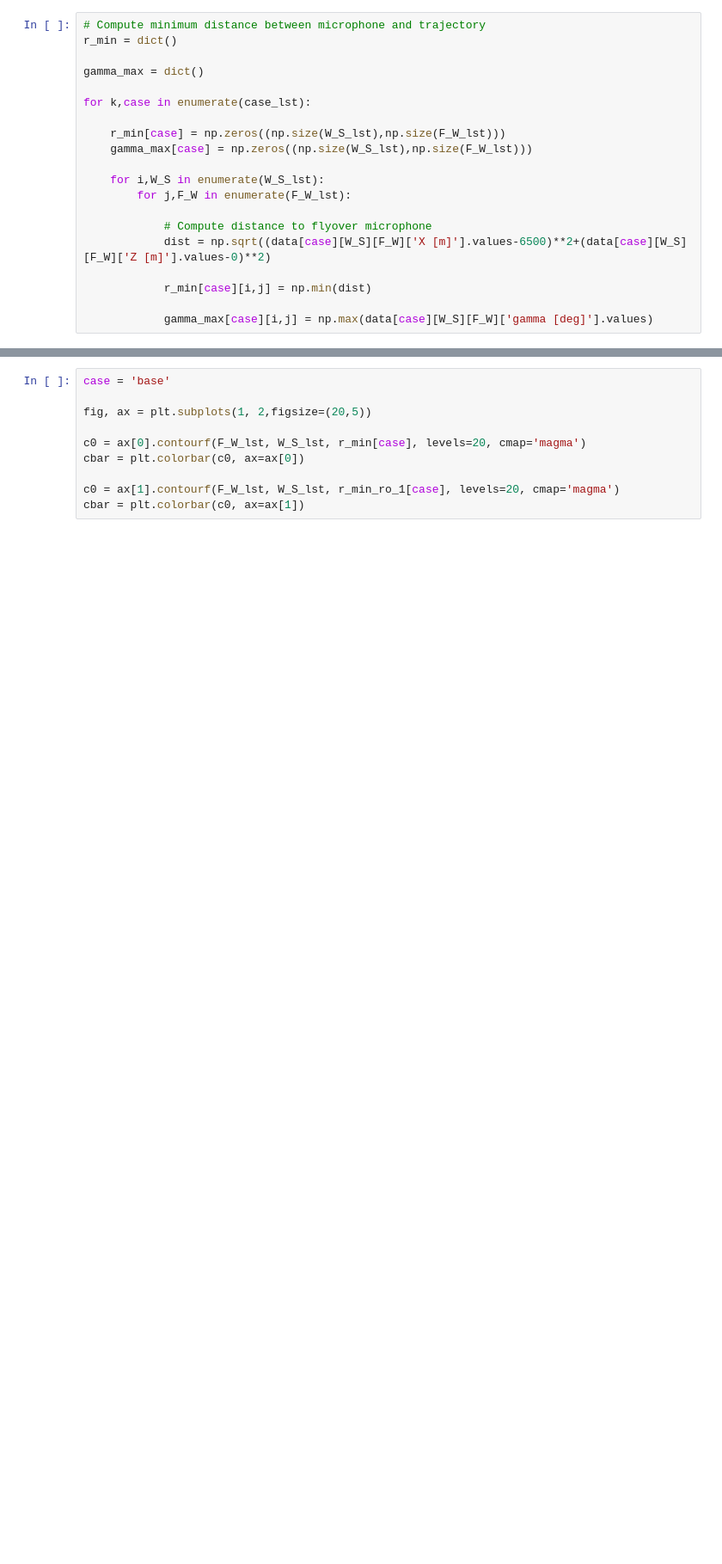
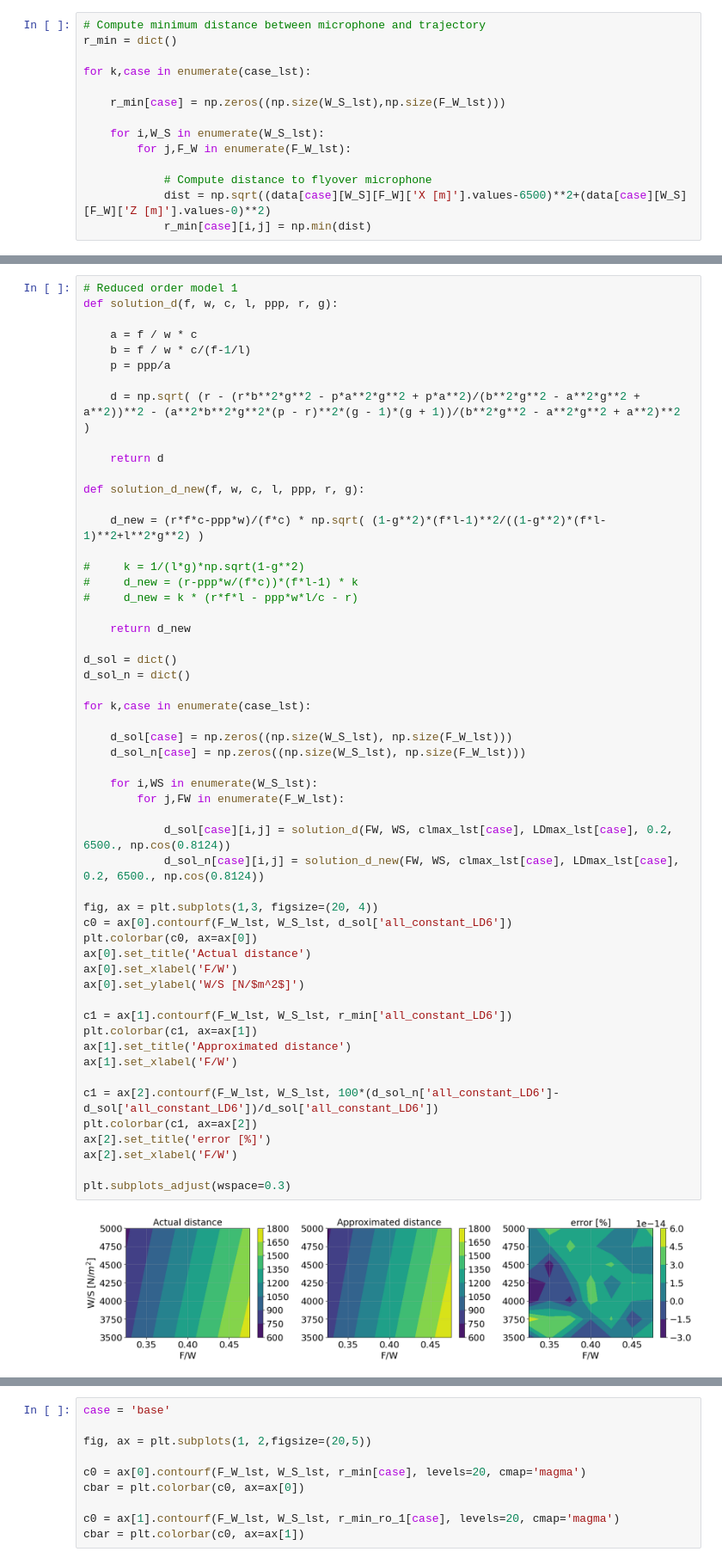
Before and after one commit to MIT-LAE/pyNA, a Jupyter notebook: pyNA/run/Scaling sweep.ipynb, the cells around one changed output, grey strips where cells are left out. Shown at 86% size. Drawn from its saved outputs; the diff is of its cells as text; blank space fills up the shorter version.

```diff
--- a/pyNA/run/Scaling sweep.ipynb
+++ b/pyNA/run/Scaling sweep.ipynb
@@ -240,19 +328,13 @@ for k, case in enumerate(case_lst):
 # Compute minimum distance between microphone and trajectory
 r_min = dict()
 
-gamma_max = dict()
-
 for k,case in enumerate(case_lst):
 
     r_min[case] = np.zeros((np.size(W_S_lst),np.size(F_W_lst)))
-    gamma_max[case] = np.zeros((np.size(W_S_lst),np.size(F_W_lst)))
 
     for i,W_S in enumerate(W_S_lst):
         for j,F_W in enumerate(F_W_lst):
 
             # Compute distance to flyover microphone
             dist = np.sqrt((data[case][W_S][F_W]['X [m]'].values-6500)**2+(data[case][W_S][F_W]['Z [m]'].values-0)**2)
-
             r_min[case][i,j] = np.min(dist)
-
-            gamma_max[case][i,j] = np.max(data[case][W_S][F_W]['gamma [deg]'].values)
@@ -372,3 +354,59 @@ plt.subplots_adjust(hspace=0.35, wspace=0.2)
+# %%
+# Reduced order model 1
+def solution_d(f, w, c, l, ppp, r, g):
+
+    a = f / w * c
+    b = f / w * c/(f-1/l)
+    p = ppp/a
+
+    d = np.sqrt( (r - (r*b**2*g**2 - p*a**2*g**2 + p*a**2)/(b**2*g**2 - a**2*g**2 + a**2))**2 - (a**2*b**2*g**2*(p - r)**2*(g - 1)*(g + 1))/(b**2*g**2 - a**2*g**2 + a**2)**2 )
+
+    return d
+
+def solution_d_new(f, w, c, l, ppp, r, g):
+
+    d_new = (r*f*c-ppp*w)/(f*c) * np.sqrt( (1-g**2)*(f*l-1)**2/((1-g**2)*(f*l-1)**2+l**2*g**2) )
+
+#     k = 1/(l*g)*np.sqrt(1-g**2)
+#     d_new = (r-ppp*w/(f*c))*(f*l-1) * k
+#     d_new = k * (r*f*l - ppp*w*l/c - r)
+
+    return d_new
+
+d_sol = dict()
+d_sol_n = dict()
+
+for k,case in enumerate(case_lst):
+
+    d_sol[case] = np.zeros((np.size(W_S_lst), np.size(F_W_lst)))
+    d_sol_n[case] = np.zeros((np.size(W_S_lst), np.size(F_W_lst)))
+
+    for i,WS in enumerate(W_S_lst):
+        for j,FW in enumerate(F_W_lst):
+
+            d_sol[case][i,j] = solution_d(FW, WS, clmax_lst[case], LDmax_lst[case], 0.2, 6500., np.cos(0.8124))
+            d_sol_n[case][i,j] = solution_d_new(FW, WS, clmax_lst[case], LDmax_lst[case], 0.2, 6500., np.cos(0.8124))
+
+fig, ax = plt.subplots(1,3, figsize=(20, 4))
+c0 = ax[0].contourf(F_W_lst, W_S_lst, d_sol['all_constant_LD6'])
+plt.colorbar(c0, ax=ax[0])
+ax[0].set_title('Actual distance')
+ax[0].set_xlabel('F/W')
+ax[0].set_ylabel('W/S [N/$m^2$]')
+
+c1 = ax[1].contourf(F_W_lst, W_S_lst, r_min['all_constant_LD6'])
+plt.colorbar(c1, ax=ax[1])
+ax[1].set_title('Approximated distance')
+ax[1].set_xlabel('F/W')
+
+c1 = ax[2].contourf(F_W_lst, W_S_lst, 100*(d_sol_n['all_constant_LD6']-d_sol['all_constant_LD6'])/d_sol['all_constant_LD6'])
+plt.colorbar(c1, ax=ax[2])
+ax[2].set_title('error [%]')
+ax[2].set_xlabel('F/W')
+
+plt.subplots_adjust(wspace=0.3)
+# %% [output]
+[figure, added]
 # %%
 # Reduced order model
 r_min_ro_1 = dict()
```
Also changed, not shown: parts of 14 cells of this notebook, 8 other files.
